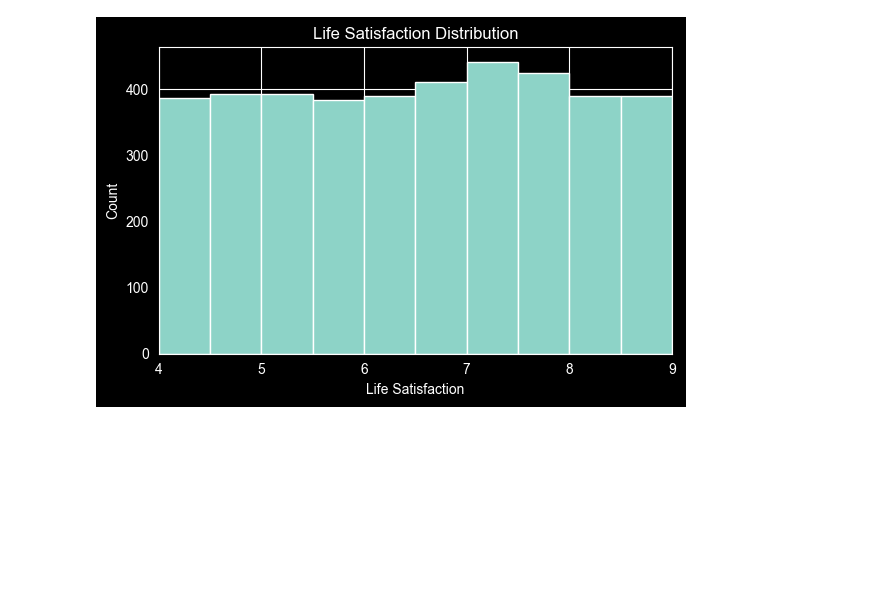
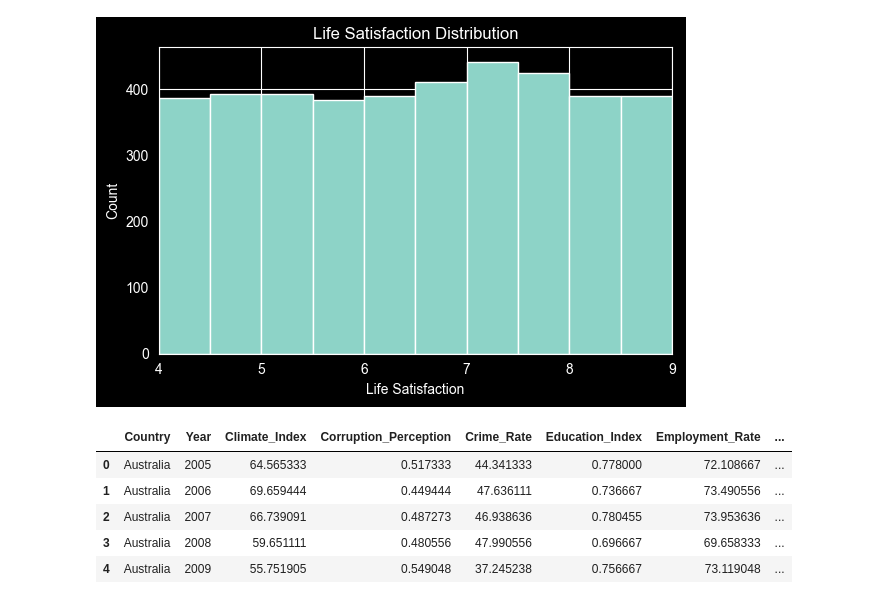
Before and after one commit to mateidiana/WellBeingModelling, a Jupyter notebook: notebooks/01_4_data_overview_world_happiness.ipynb, the cells around one changed output. Cells and saved outputs as stored; diff of their text form; code cells hidden in the pictures; blank space fills up the shorter version.

```diff
--- a/notebooks/01_4_data_overview_world_happiness.ipynb
+++ b/notebooks/01_4_data_overview_world_happiness.ipynb
@@ -428,3 +428,23 @@ plt.tight_layout()
 plt.show()
 # %% [output]
 [figure]
+# %%
+(df.groupby(["Country", "Year"]).size().sort_values(ascending=False).head(10)) # duplicates per (country, year)
+
+group_cols = ["Country", "Year"]
+
+num_cols = df.select_dtypes(include="number").columns.difference(group_cols)
+cat_cols = df.columns.difference(num_cols.union(group_cols))
+df_agg = (
+    df.groupby(group_cols, as_index=False)[list(num_cols)]
+      .mean()
+)
+df_agg.to_csv("../data/processed/world_happiness_country_year_mean.csv", index=False)
+df_agg.head()
+# %% [output]
+|  | Country | Year | Climate_Index | Corruption_Perception | Crime_Rate | Education_Index | Employment_Rate | ... |
+| 0 | Australia | 2005 | 64.565333 | 0.517333 | 44.341333 | 0.778000 | 72.108667 | ... |
+| 1 | Australia | 2006 | 69.659444 | 0.449444 | 47.636111 | 0.736667 | 73.490556 | ... |
+| 2 | Australia | 2007 | 66.739091 | 0.487273 | 46.938636 | 0.780455 | 73.953636 | ... |
+| 3 | Australia | 2008 | 59.651111 | 0.480556 | 47.990556 | 0.696667 | 69.658333 | ... |
+| 4 | Australia | 2009 | 55.751905 | 0.549048 | 37.245238 | 0.756667 | 73.119048 | ... |
```
Also changed, not shown: parts of 8 cells of this notebook, 3 other files.
